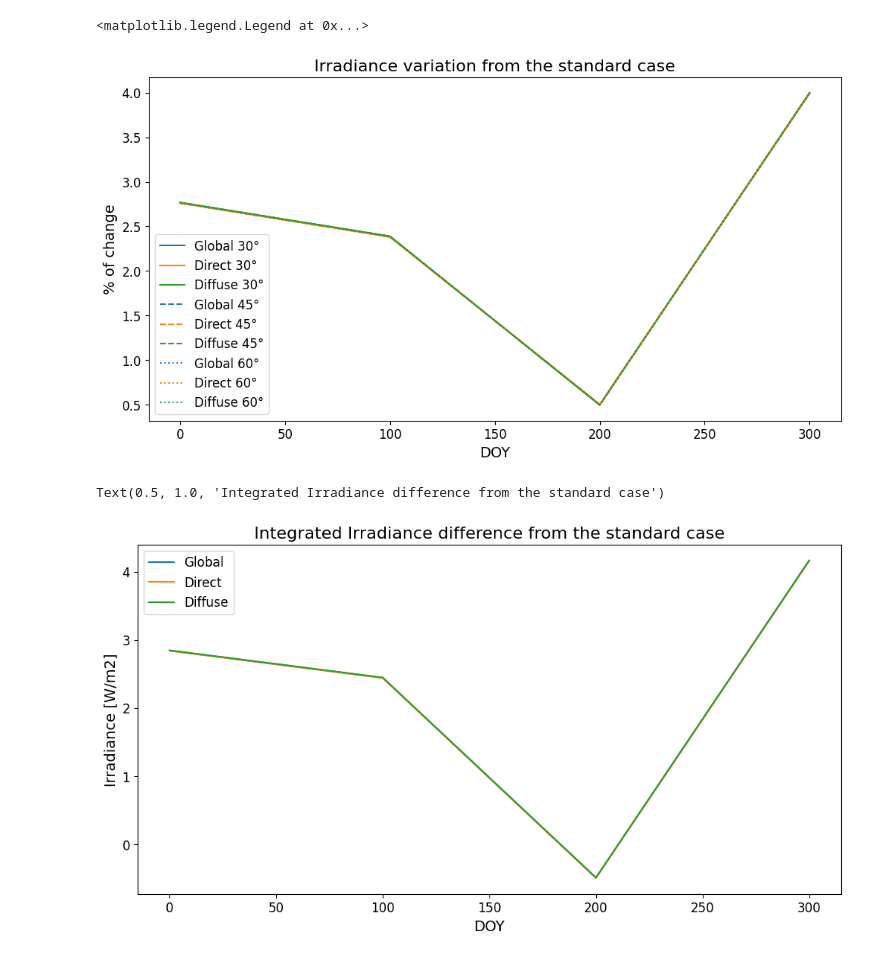
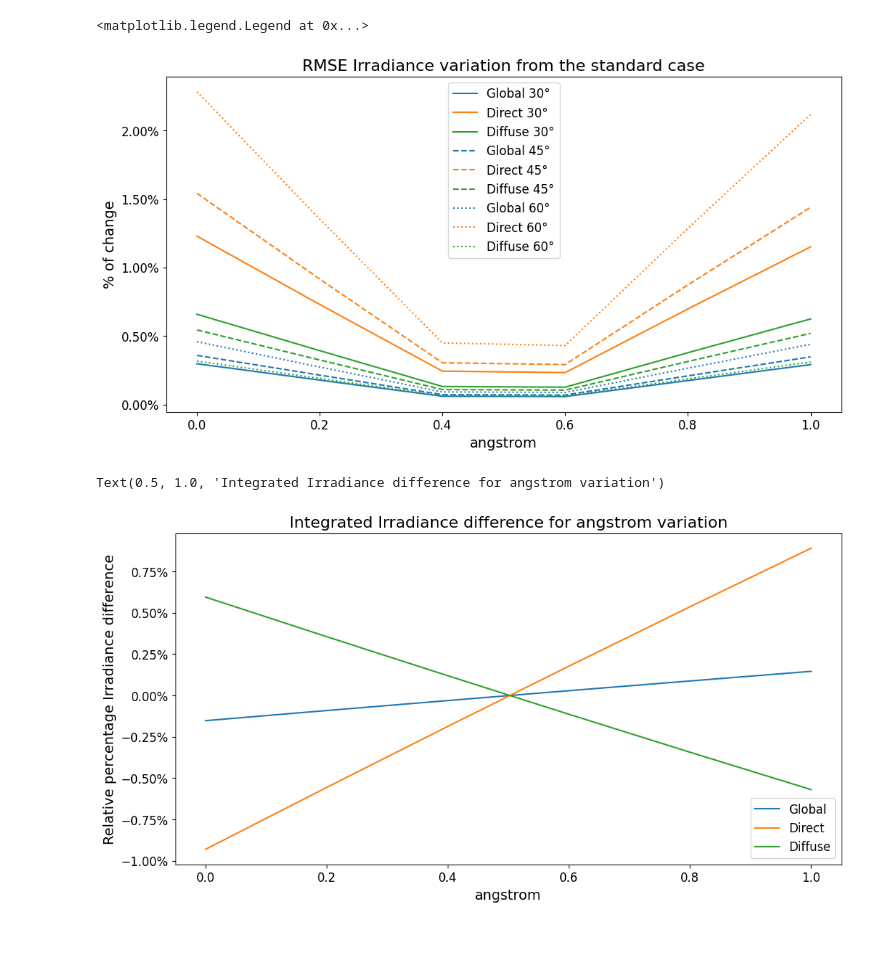
Before and after one commit to mike-wazowski-13/libRadtran, a Jupyter notebook: result_analysis.ipynb, the cells around one changed output. Cells and saved outputs as stored; diff of their text form; code cells hidden in the pictures.

```diff
--- a/result_analysis.ipynb
+++ b/result_analysis.ipynb
@@ -18,7 +19,7 @@ intg_results30 = pd.read_csv(r"libRad30_intg_diff.csv")
 intg_results45 = pd.read_csv(r"libRad45_intg_diff.csv")
 intg_results60 = pd.read_csv(r"libRad60_intg_diff.csv")
 # %%
-magnitude = "DOY"
+magnitude = "angstrom"
 
 df_30 = results30[results30["variable"]==magnitude]
 df_45 = results45[results45["variable"]==magnitude]
@@ -67,27 +71,31 @@ for angle, df in dfs.items():
 
 plt.xlabel(magnitude)
 plt.ylabel("% of change")
-plt.title("Irradiance variation from the standard case")
+ax = plt.gca()
+ax.yaxis.set_major_formatter(mticker.PercentFormatter(xmax=100))
+plt.title("RMSE Irradiance variation from the standard case")
 plt.legend()
 # %% [output]
 <matplotlib.legend.Legend at 0x...>
-[figure, old version]
+[figure, new version]
 # %%
 df_30 = intg_results30[intg_results30["variable"]==magnitude]
 df_45 = intg_results45[intg_results45["variable"]==magnitude]
 df_60 = intg_results60[intg_results60["variable"]==magnitude]
 
 plt.figure(figsize=(12,6))
 plt.plot(df_30["value"], df_30["Glob_dif"], label="Global")
 plt.plot(df_30["value"], df_30["Dir_dif"], label="Direct")
 plt.plot(df_30["value"], df_30["Difu_dif"], label="Diffuse")
 plt.legend()
 plt.xlabel(f"{magnitude}")
-plt.ylabel("Irradiance [W/m2]")
-plt.title("Integrated Irradiance difference from the standard case")
+plt.ylabel("Relative percentage Irradiance difference")
+ax = plt.gca()
+ax.yaxis.set_major_formatter(mticker.PercentFormatter(xmax=100))
+plt.title(f"Integrated Irradiance difference for {magnitude} variation")
 # %% [output]
-Text(0.5, 1.0, 'Integrated Irradiance difference from the standard case')
+Text(0.5, 1.0, 'Integrated Irradiance difference for angstrom variation')
-[figure, old version]
+[figure, new version]
 # %%
 dfs = { "30°": df_30, "45°": df_45, "60°": df_60 }
 
```
Also changed, not shown: parts of 3 cells of this notebook, 11 other files.
